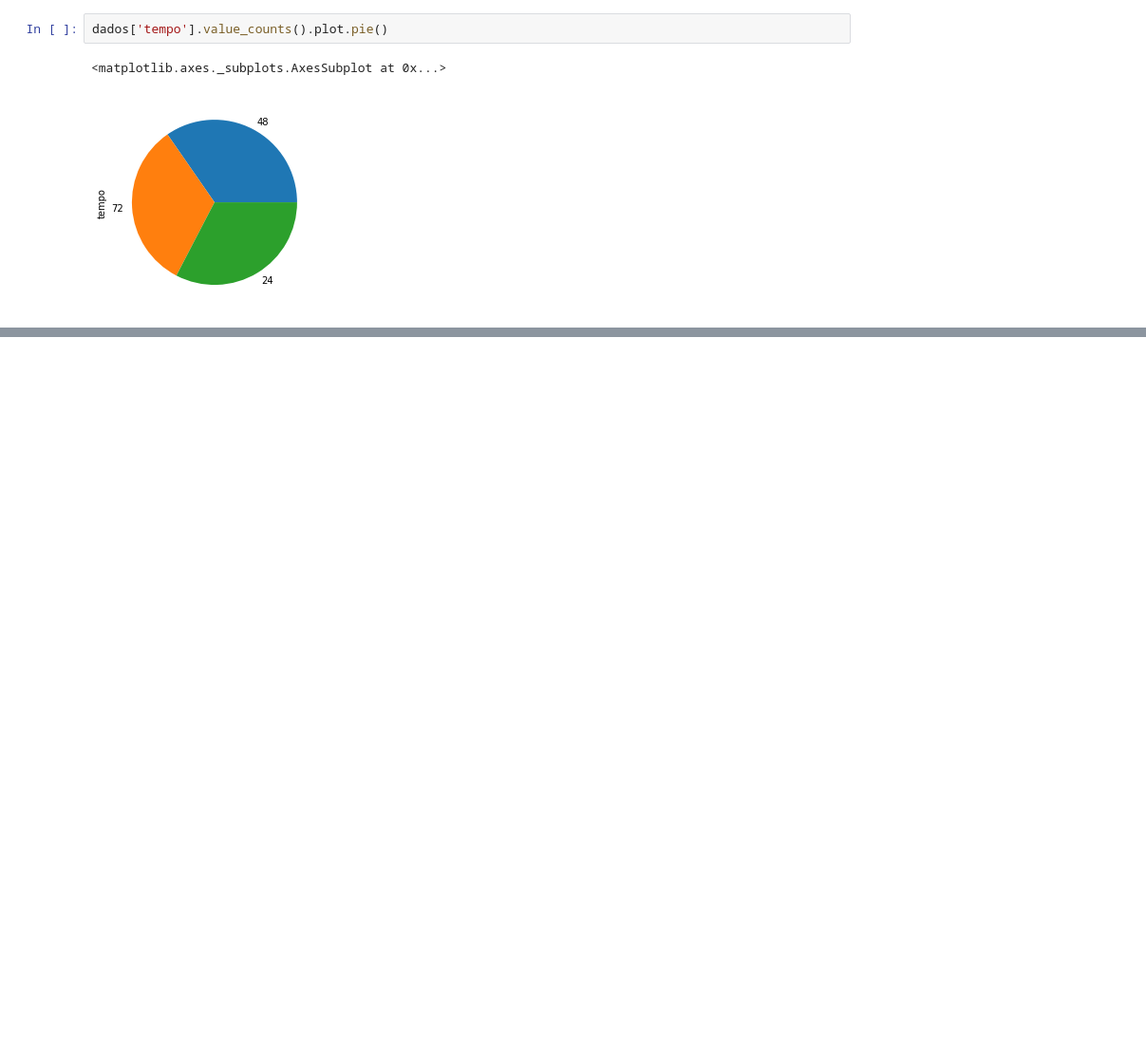
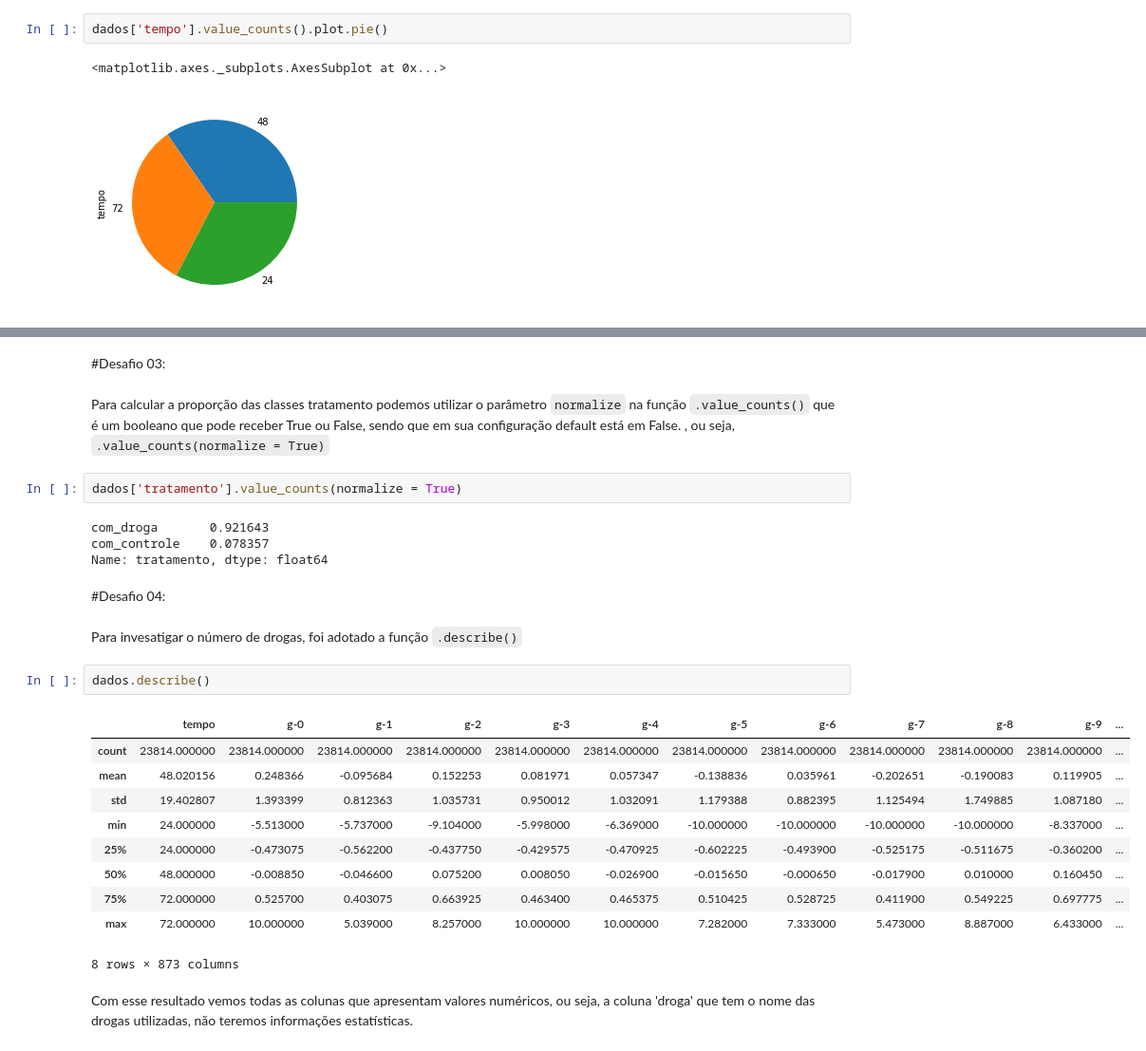
Before and after one commit to Gabrielchollet/imersao-dados-alura, a Jupyter notebook: Aula01.ipynb, the cells around one changed output, grey strips where cells are left out. Shown at 95% size. Cells and saved outputs as stored; diff of their text form; blank space fills up the shorter version.

```diff
--- a/Aula01.ipynb
+++ b/Aula01.ipynb
@@ -90,0 +506,29 @@ Resposta: 3289
+# %% [markdown]
+#Desafio 03:
+# %% [markdown]
+Para calcular a proporção das classes tratamento podemos utilizar o parâmetro `normalize` na função `.value_counts()` que é um booleano que pode receber True ou False, sendo que em sua configuração default está em False. , ou seja, `.value_counts(normalize = True)`
+# %%
+dados['tratamento'].value_counts(normalize = True)
+# %% [output]
+com_droga       0.921643
+com_controle    0.078357
+Name: tratamento, dtype: float64
+# %% [markdown]
+#Desafio 04:
+# %% [markdown]
+Para invesatigar o número de drogas, foi adotado a função `.describe()`
+# %%
+dados.describe()
+# %% [output]
+|  | tempo | g-0 | g-1 | g-2 | g-3 | g-4 | g-5 | g-6 | g-7 | g-8 | g-9 | ... |
+| count | 23814.000000 | 23814.000000 | 23814.000000 | 23814.000000 | 23814.000000 | 23814.000000 | 23814.000000 | 23814.000000 | 23814.000000 | 23814.000000 | 23814.000000 | ... |
+| mean | 48.020156 | 0.248366 | -0.095684 | 0.152253 | 0.081971 | 0.057347 | -0.138836 | 0.035961 | -0.202651 | -0.190083 | 0.119905 | ... |
+| std | 19.402807 | 1.393399 | 0.812363 | 1.035731 | 0.950012 | 1.032091 | 1.179388 | 0.882395 | 1.125494 | 1.749885 | 1.087180 | ... |
+| min | 24.000000 | -5.513000 | -5.737000 | -9.104000 | -5.998000 | -6.369000 | -10.000000 | -10.000000 | -10.000000 | -10.000000 | -8.337000 | ... |
+| 25% | 24.000000 | -0.473075 | -0.562200 | -0.437750 | -0.429575 | -0.470925 | -0.602225 | -0.493900 | -0.525175 | -0.511675 | -0.360200 | ... |
+| 50% | 48.000000 | -0.008850 | -0.046600 | 0.075200 | 0.008050 | -0.026900 | -0.015650 | -0.000650 | -0.017900 | 0.010000 | 0.160450 | ... |
+| 75% | 72.000000 | 0.525700 | 0.403075 | 0.663925 | 0.463400 | 0.465375 | 0.510425 | 0.528725 | 0.411900 | 0.549225 | 0.697775 | ... |
+| max | 72.000000 | 10.000000 | 5.039000 | 8.257000 | 10.000000 | 10.000000 | 7.282000 | 7.333000 | 5.473000 | 8.887000 | 6.433000 | ... |
+8 rows × 873 columns
+# %% [markdown]
+Com esse resultado vemos todas as colunas que apresentam valores numéricos, ou seja, a coluna 'droga' que tem o nome das drogas utilizadas, não teremos informações estatísticas.
```
Also changed, not shown: parts of 83 cells of this notebook.
